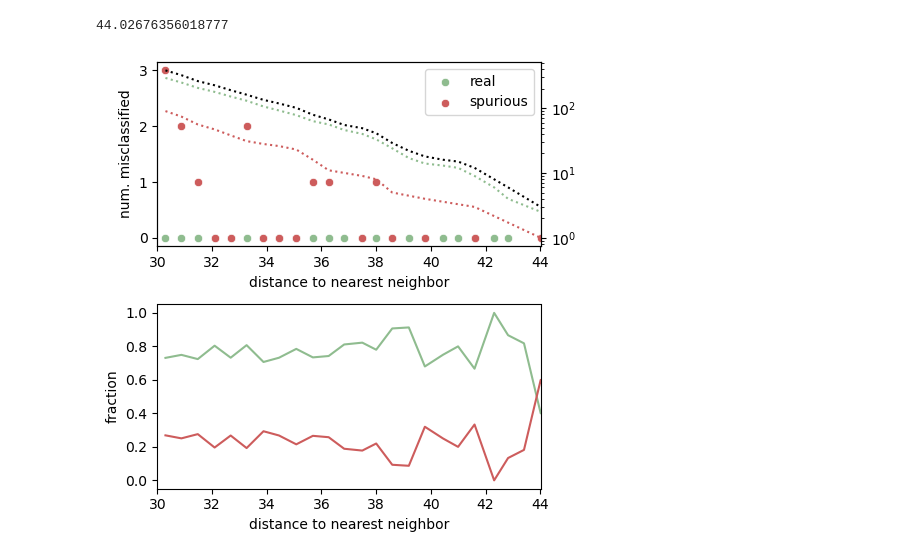
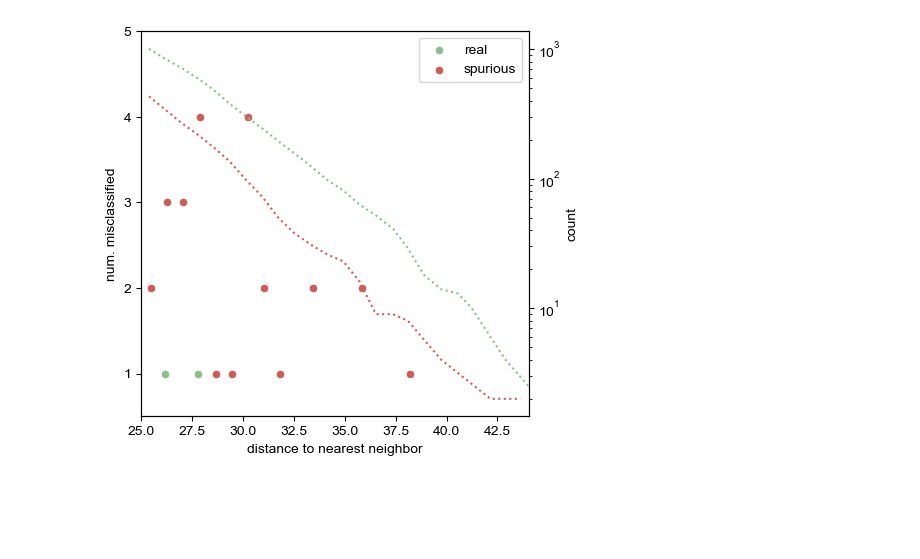
Before and after one commit to pipparichter/frugal, a Jupyter notebook: notebooks/results-1-2.ipynb, the cells around one changed output. Cells and saved outputs as stored; diff of their text form; code cells hidden in the pictures; blank space fills up the shorter version.

```diff
--- a/notebooks/results-1-2.ipynb
+++ b/notebooks/results-1-2.ipynb
@@ -8,10 +11,9 @@ from tqdm import tqdm
 # %%
-graph = NeighborsGraph.load('../data/dataset/dataset_graph.pkl')
 
-def add_graph_info(results_df:pd.DataFrame, graph:NeighborsGraph):
+def get_graph_info(results_df:pd.DataFrame, graph:NeighborsGraph):
 
     graph_info_df = list()
-    for id_ in tqdm(results_df.index, 'add_graph_info'):
+    for id_ in tqdm(results_df.index, 'get_graph_info'):
         neighbor_distances = graph.get_neighbor_distances(id_)
         graph_info = dict()
         graph_info['mean_distance_to_neighbors'] = np.mean(neighbor_distances)
@@ -73,0 +82,13 @@ results_df = add_graph_info(results_df, graph)
+# %%
+# Nearest neighbors graph (k=5) generated between all sequences in the combined dataset.
+# First reduced embedding dimensionality to 100 dimensions
+graph = NeighborsGraph.load('../data/dataset/dataset_graph.pkl')
+
+model_name = 'model_v2'
+
+train_results_df = pd.read_csv('../data/results/dataset_train_predict.csv', index_col=0).assign(dataset='train')
+test_results_df = pd.read_csv('../data/results/dataset_test_predict.csv', index_col=0).assign(dataset='test')
+results_df = pd.concat([train_results_df, test_results_df])
+results_df = results_df.rename(columns={f'{model_name}_output_0':'model_output_0', f'{model_name}_output_1':'model_output_1', f'{model_name}_label':'model_label'})[['model_label', 'model_output_0', 'model_output_1', 'dataset']].copy()
+results_df = results_df.merge(pd.read_csv('../data/dataset/dataset.csv', index_col=0), left_index=True, right_index=True)
+results_df = get_graph_info(results_df, graph)
@@ -105,84 +166,55 @@ table_df
 # %%
-def figure(results_df, min_distance_to_nearest_neighbor:float=30, max_distance_to_nearest_neighbor:float=45, threshold:float=0.95):
-
+def figure(results_df, min_distance_to_nearest_neighbor:float=25, max_distance_to_nearest_neighbor:float=45, threshold:float=0.95):
 
     # results_df = results_df[results_df.dataset == 'test'].copy()
     results_df = results_df[results_df.distance_to_nearest_neighbor > min_distance_to_nearest_neighbor].copy()
     results_df = results_df[results_df.distance_to_nearest_neighbor < max_distance_to_nearest_neighbor].copy()
-    bin_labels, bin_edges = pd.cut(results_df.distance_to_nearest_neighbor, 25, retbins=True, labels=False)
+    bin_labels, _ = pd.cut(results_df.distance_to_nearest_neighbor, 25, retbins=True, labels=False)
 
     x_min = min_distance_to_nearest_neighbor
     x_max = results_df[(results_df.dataset == 'test') & (results_df.label == 0)].distance_to_nearest_neighbor.max()
-    print(x_max)
 
     ax_df = pd.DataFrame(index=results_df.index)
     ax_df['dataset'] = results_df.dataset
     ax_df['bin_label'] = bin_labels
     ax_df['distance_to_nearest_neighbor'] = results_df.distance_to_nearest_neighbor
     ax_df['bin_value'] = ax_df.bin_label.map(ax_df.groupby('bin_label').distance_to_nearest_neighbor.mean())
     ax_df['model_label'] = np.where(results_df.model_output_0 > threshold, 'spurious', 'real')
     ax_df['label'] = ['real' if (label == 1) else 'spurious' for label in results_df.label]
     ax_df['correct'] = ax_df.label == ax_df.model_label
     ax_df['incorrect'] = ax_df.label != ax_df.model_label
     ax_df['is_spurious'] = ax_df.label == 'spurious'
     ax_df['is_real'] = ax_df.label == 'real'
 
-    fig, (ax_a, ax_b) = plt.subplots(nrows=2, figsize=(5, 5), sharex=False)
-    ax_a_ = ax_a.twinx()
+    fig, ax = plt.subplots(figsize=(5, 5))
+    ax_ = ax.twinx()
 
     palette = {'spurious':'indianred', 'real':'darkseagreen'}
 
+    offset = 0
     # sns.lineplot(ax=ax_a, data=ax_df[ax_df.dataset == 'test'], x='bin_label', y='correct', hue='label', palette=palette, errorbar=None)
     for label, df in ax_df[ax_df.dataset == 'test'].groupby('label'):
         x = df.groupby('bin_label').bin_value.first()
-        n = df.groupby('bin_label').apply(len, include_groups=False)
         y = df.groupby('bin_label').incorrect.sum()
-        sns.scatterplot(ax=ax_a, x=x.values.ravel(), y=y.values.ravel(), color=palette[label], label=label)
-
-    x = ax_df[ax_df.dataset == 'test'].groupby('bin_label').bin_value.first().values.ravel()
-    y = [(ax_df[ax_df.dataset == 'test'].distance_to_nearest_neighbor > x_).sum() for x_ in x]
-    sns.lineplot(ax=ax_a_, x=x, y=y, color='black', ls=':')
+        sns.scatterplot(ax=ax, x=x.values.ravel() + offset, y=y.values.ravel(), color=palette[label], label=label)
+        offset += 0.1
 
     for label, df in ax_df[ax_df.dataset == 'test'].groupby('label'):
         x = df.groupby('bin_label').bin_value.first().values.ravel()
         y = [(df.distance_to_nearest_neighbor > x_).sum() for x_ in x]
-        sns.lineplot(ax=ax_a_, x=x, y=y, color=palette[label], ls=':')
-    # ax_a_.set_ylim()
-    # ax_a.set_ylim(ymax=10, ymin=0)
-    ax_a_.set_yscale('log')
+        sns.lineplot(ax=ax_, x=x, y=y, color=palette[label], ls=':')
 
-    ax_a.set_xlim(xmax=x_max, xmin=x_min)
-    ax_a.set_ylabel('num. misclassified')
-    ax_a_.set_ylabel('')
-    ax_a.set_xlabel('distance to nearest neighbor')
+    ax.set_yticks([0, 1, 2, 3, 4, 5])
+    ax.set_ylim(ymin=0.5)
+    ax.set_xlim(xmax=x_max, xmin=x_min)
+    ax.set_ylabel('num. misclassified')
+    ax_.set_ylabel('count')
+    ax_.set_yscale('log')
+    ax.set_xlabel('distance to nearest neighbor')
 
-    # sns.histplot(ax=ax_b, data=ax_df[ax_df.dataset == 'test'], hue='label', multiple='dodge', bins=bin_edges, palette=palette, x='distance_to_nearest_neighbor')
-    # ax_b.set_xlim(xmax=x_max, xmin=x_min)
-
-    # ax_b_ = ax_b.twinx()
-    # x = ax_df[ax_df.dataset == 'test'].groupby('bin_label').bin_value.first().values.ravel()
-    # y = [(ax_df[ax_df.dataset == 'test'].bin_value > x_).sum() for x_ in x]
-    # sns.lineplot(ax=ax_b_, x=x, y=y, color='black', ls=':')
-
-    # for label, df in ax_df[ax_df.dataset == 'test'].groupby('label'):
-    #     x = df.groupby('bin_label').bin_value.first().values.ravel()
-    #     y = [(df.bin_value > x_).sum() for x_ in x]
-    #     sns.lineplot(ax=ax_b_, x=x, y=y, color=palette[label], ls=':', label=label)
-    # ax_b_.set_ylim(ymax=100, ymin=0)
-    # ax_b.set_yscale('log')
-
-    sns.lineplot(ax=ax_b, data=ax_df, x='bin_value', y='is_real', color='darkseagreen', errorbar=None)
-    sns.lineplot(ax=ax_b, data=ax_df, x='bin_value', y='is_spurious', color='indianred', errorbar=None)
-
-    ax_b.set_ylabel('fraction')
-    ax_b.set_xlabel('distance to nearest neighbor')
-    ax_b.set_xlim(xmax=x_max, xmin=x_min)
-
-    fig.tight_layout()
     plt.show()
 
 figure(results_df)
 # %% [output]
-44.02676356018777
-[figure, old version]
+[figure, new version]
 # %%
```
Also changed, not shown: parts of 11 cells of this notebook, 39 other files.
